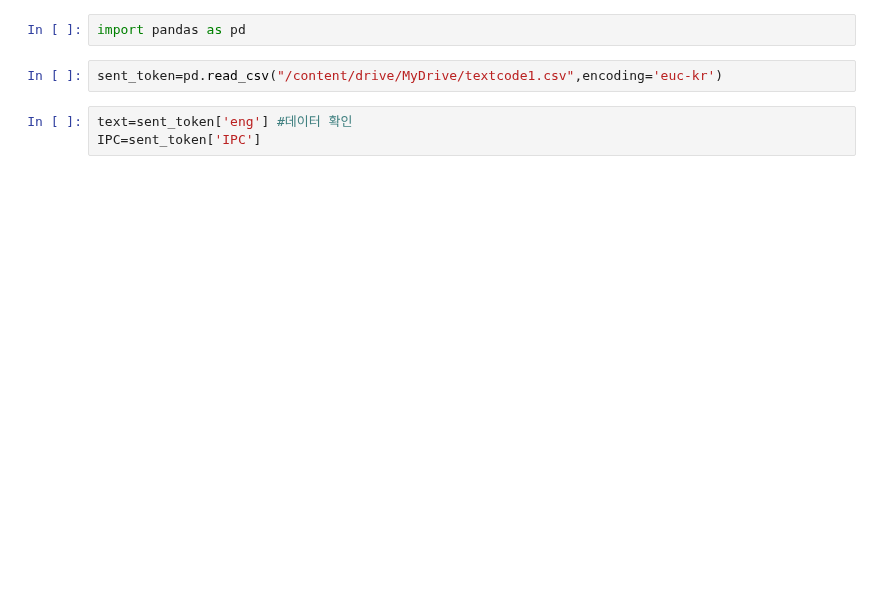
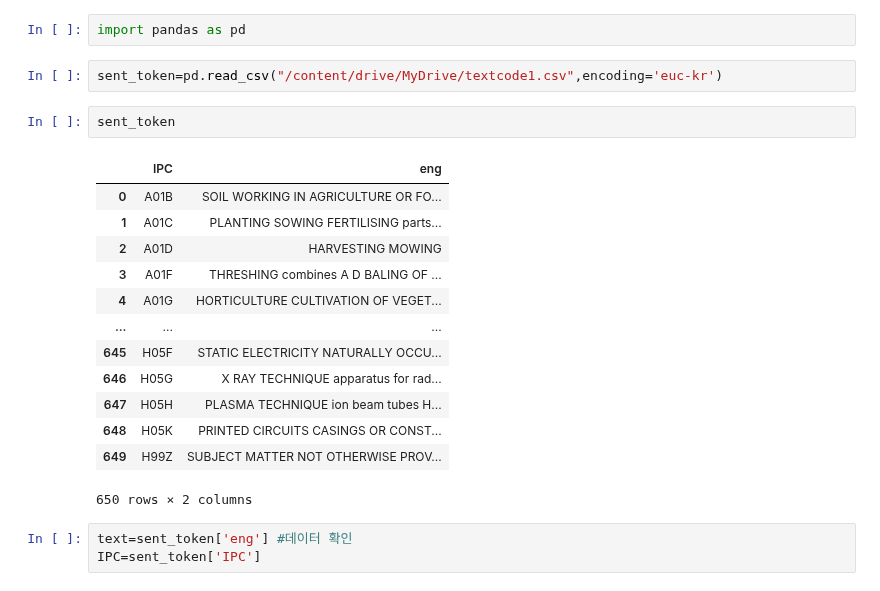
Before and after one commit to dongjun-kor/Python, a Jupyter notebook: Glove모델.ipynb, the cells around one changed output. Cells and saved outputs as stored; diff of their text form; blank space fills up the shorter version.

```diff
--- a/Glove모델.ipynb
+++ b/Glove모델.ipynb
@@ -9,6 +9,22 @@ Mounted at /content/drive
 import pandas as pd
 # %%
 sent_token=pd.read_csv("/content/drive/MyDrive/textcode1.csv",encoding='euc-kr')
+# %%
+sent_token
+# %% [output]
+|  | IPC | eng |
+| 0 | A01B | SOIL WORKING IN AGRICULTURE OR FO... |
+| 1 | A01C | PLANTING SOWING FERTILISING parts... |
+| 2 | A01D | HARVESTING MOWING |
+| 3 | A01F | THRESHING combines A D BALING OF ... |
+| 4 | A01G | HORTICULTURE CULTIVATION OF VEGET... |
+| ... | ... | ... |
+| 645 | H05F | STATIC ELECTRICITY NATURALLY OCCU... |
+| 646 | H05G | X RAY TECHNIQUE apparatus for rad... |
+| 647 | H05H | PLASMA TECHNIQUE ion beam tubes H... |
+| 648 | H05K | PRINTED CIRCUITS CASINGS OR CONST... |
+| 649 | H99Z | SUBJECT MATTER NOT OTHERWISE PROV... |
+650 rows × 2 columns
 # %%
 text=sent_token['eng'] #데이터 확인
 IPC=sent_token['IPC']
```
Also changed, not shown: parts of 11 cells of this notebook.
